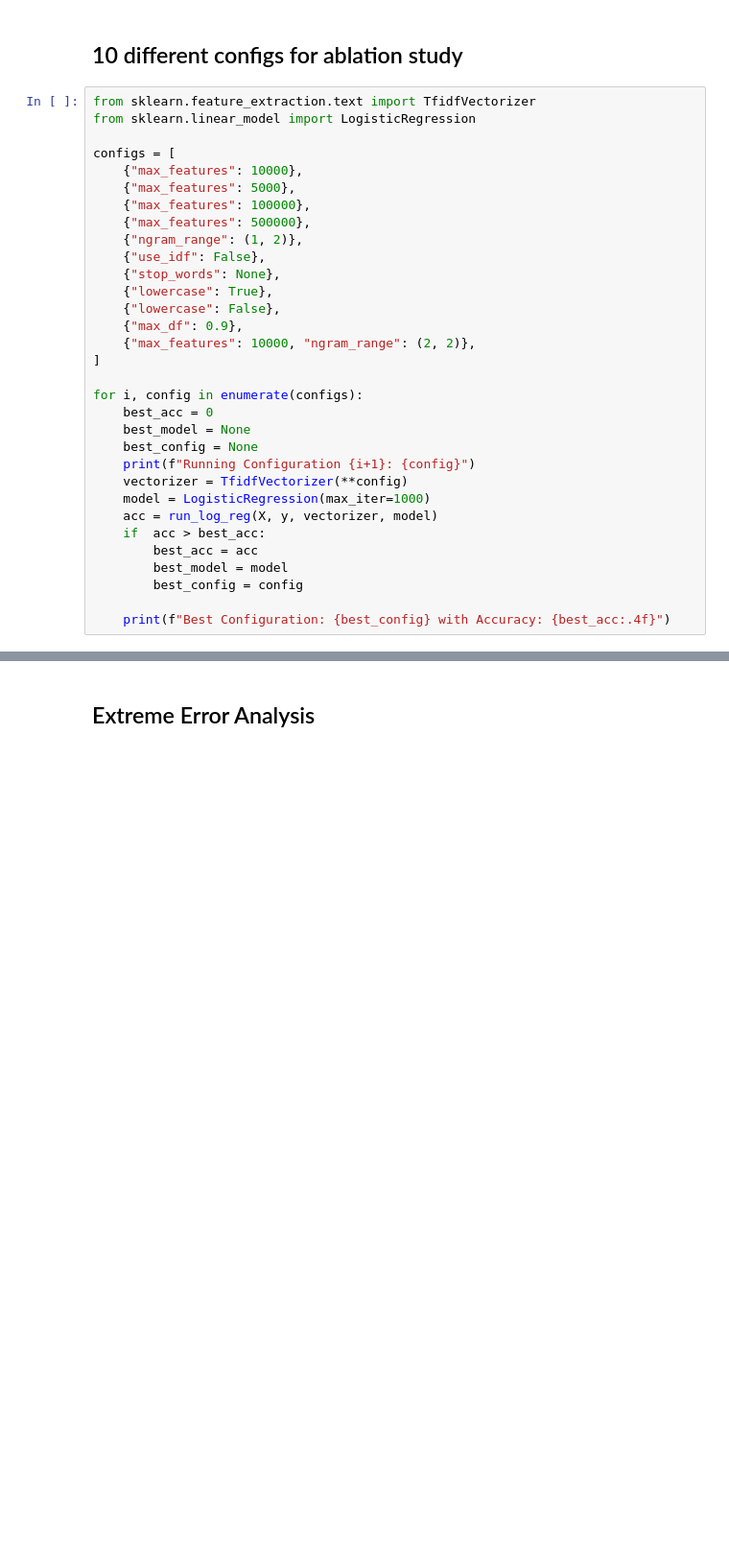
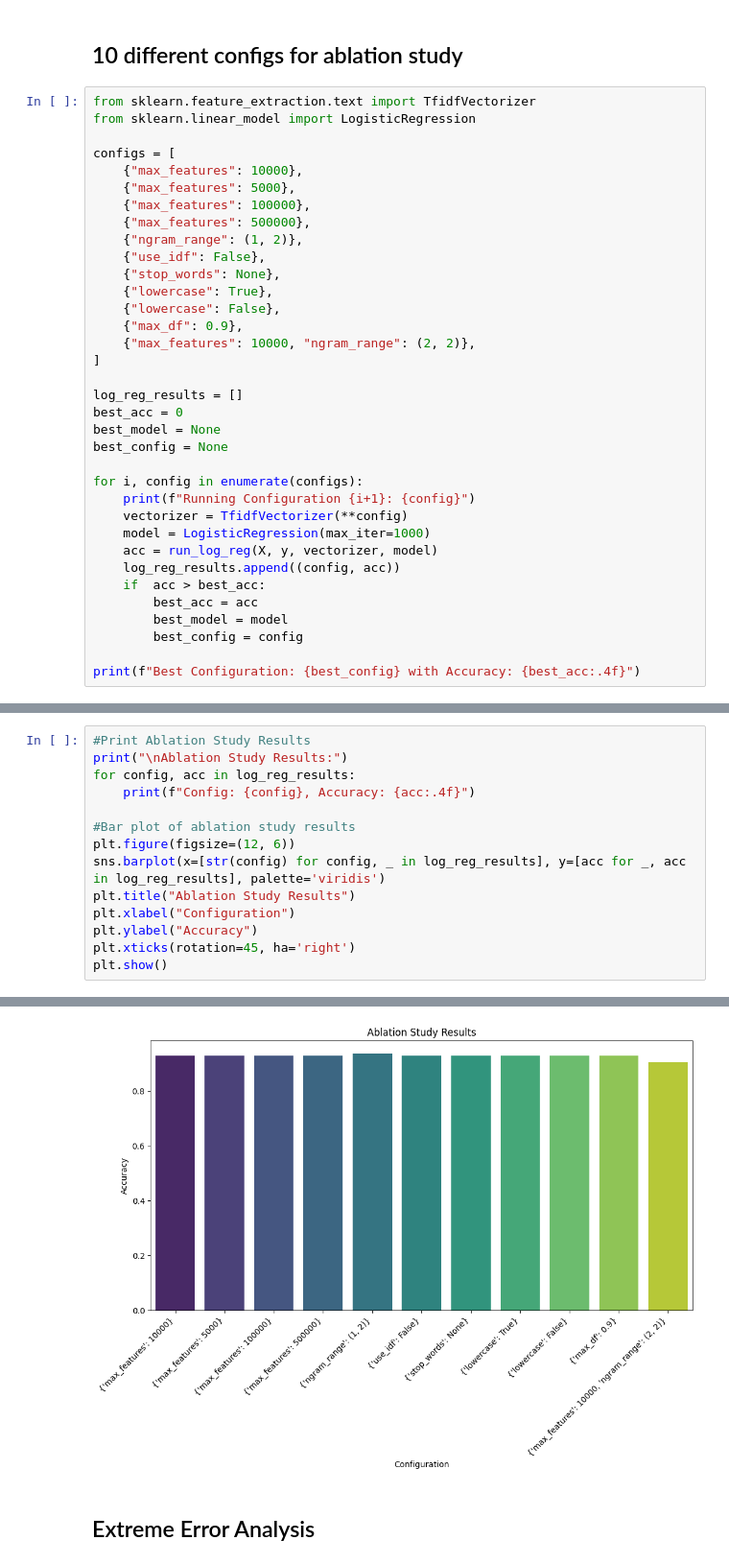
Before and after one commit to khgaurav/CS6120FinalProject, a Jupyter notebook: FinalProject.ipynb, the cells around one changed output, grey strips where cells are left out. Shown at 96% size. Saved outputs shown, nothing was run; the diff lists cells and outputs as text; blank space fills up the shorter version.

Commit message:
Added ablation plot for log reg

```diff
--- a/FinalProject.ipynb
+++ b/FinalProject.ipynb
@@ -202,19 +202,22 @@ configs = [
     {"max_features": 10000, "ngram_range": (2, 2)},
 ]
 
+log_reg_results = []
+best_acc = 0
+best_model = None
+best_config = None
+
 for i, config in enumerate(configs):
-    best_acc = 0
-    best_model = None
-    best_config = None
     print(f"Running Configuration {i+1}: {config}")
     vectorizer = TfidfVectorizer(**config)
     model = LogisticRegression(max_iter=1000)
     acc = run_log_reg(X, y, vectorizer, model)
+    log_reg_results.append((config, acc))
     if  acc > best_acc:
         best_acc = acc
         best_model = model
         best_config = config
 
-    print(f"Best Configuration: {best_config} with Accuracy: {best_acc:.4f}")
+print(f"Best Configuration: {best_config} with Accuracy: {best_acc:.4f}")
 # %% [output]
 Running Configuration 1: {'max_features': 10000}
@@ -236,0 +240,15 @@ Best Configuration: {'max_features': 10000, 'ngram_range': (2, 2)} with Accuracy
+# %%
+#Print Ablation Study Results
+print("\nAblation Study Results:")
+for config, acc in log_reg_results:
+    print(f"Config: {config}, Accuracy: {acc:.4f}")
+
+#Bar plot of ablation study results
+plt.figure(figsize=(12, 6))
+sns.barplot(x=[str(config) for config, _ in log_reg_results], y=[acc for _, acc in log_reg_results], palette='viridis')
+plt.title("Ablation Study Results")
+plt.xlabel("Configuration")
+plt.ylabel("Accuracy")
+plt.xticks(rotation=45, ha='right')
+plt.show()
+# %% [output]
@@ -237,3 +267,4 @@ Best Configuration: {'max_features': 10000, 'ngram_range': (2, 2)} with Accuracy
+[figure, added]
 # %% [markdown]
 ## Extreme Error Analysis
 # %%
```
Also changed, not shown: parts of 6 cells of this notebook.
